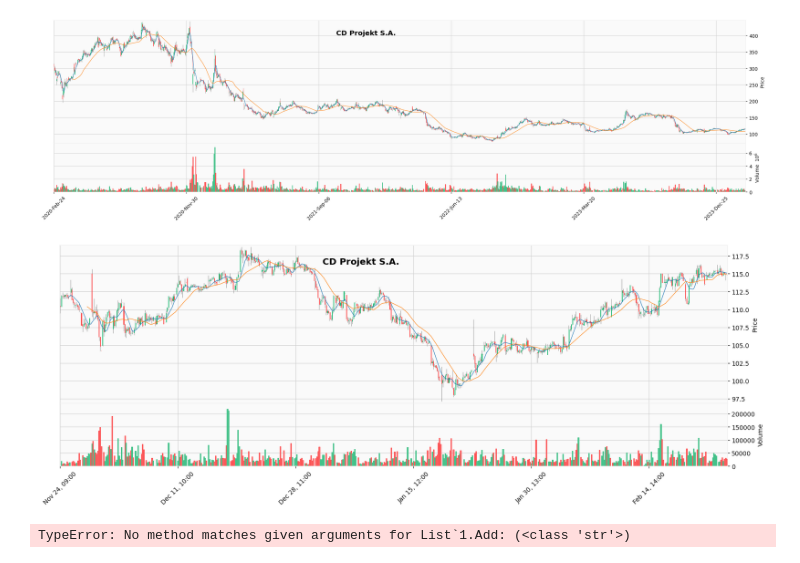
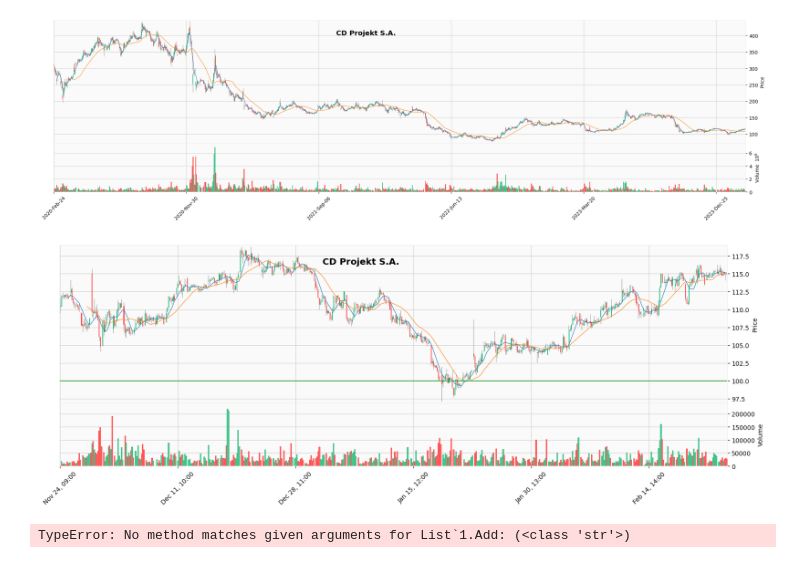
Before and after one commit to bwrob/quant_playground, a Jupyter notebook: notebooks/cd_projekt_red.ipynb, the cells around one changed output. Drawn from its saved outputs; the diff is of its cells as text; code cells hidden in the pictures.

```diff
--- a/notebooks/cd_projekt_red.ipynb
+++ b/notebooks/cd_projekt_red.ipynb
@@ -84,25 +84,27 @@ mpf.plot(
 # %%
 period = "3mo"
 interval = "1h"
 historical_data_hourly = yf_ticker.history(
     period=period,
     interval=interval,
 )
-f1, ax = plt.subplots(figsize=(10, 5))
+historical_data_hourly["resistance"] = 100.0
+# https://github.com/matplotlib/mplfinance/blob/master/examples/addplot.ipynb
+res = mpf.make_addplot(historical_data_hourly["resistance"])
 mpf.plot(
     historical_data_hourly,
     type="candle",
     mav=(8,24),
     volume=True,
     style="yahoo",
     figratio=(3,1),
     figscale = 1.0,
     title=yf_ticker.info["longName"],
     tight_layout=True,
     show_nontrading=False,
     warn_too_much_data=10_000,
-
+    addplot=res,
 )
 # %% [output]
-[figure, old version]
+[figure, new version]
 # %%
```
Also changed, not shown: parts of 2 cells of this notebook.
